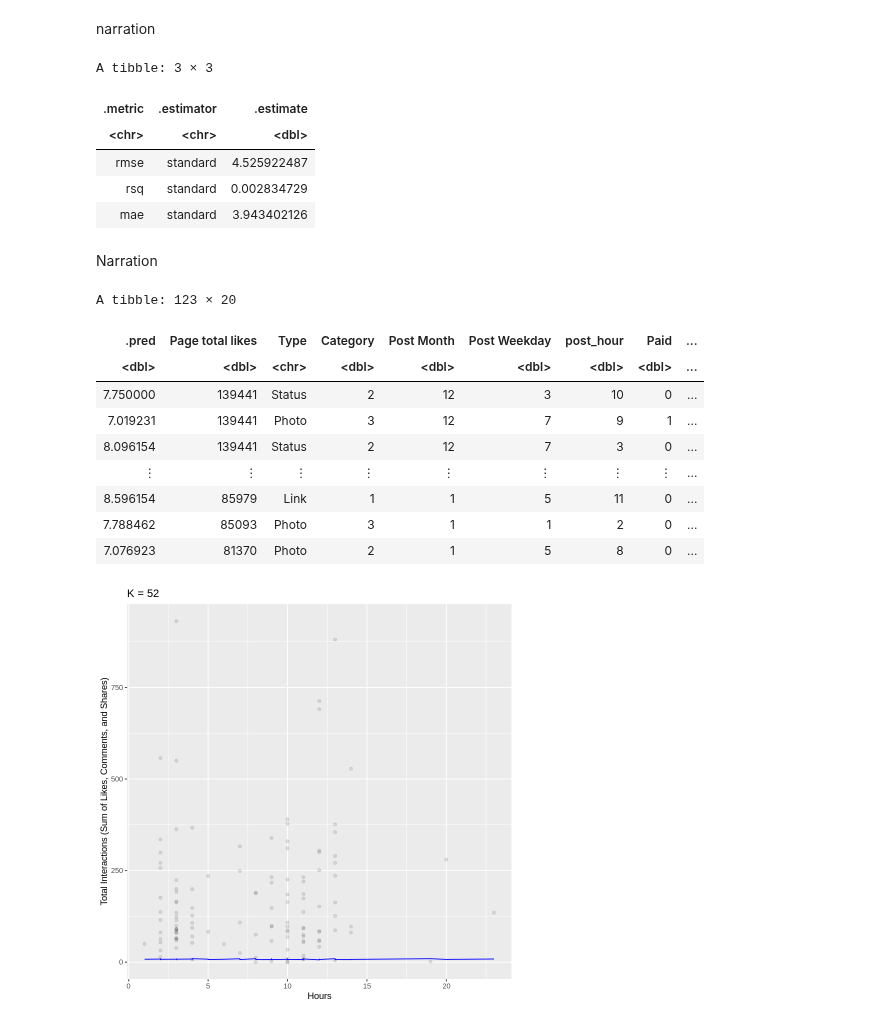
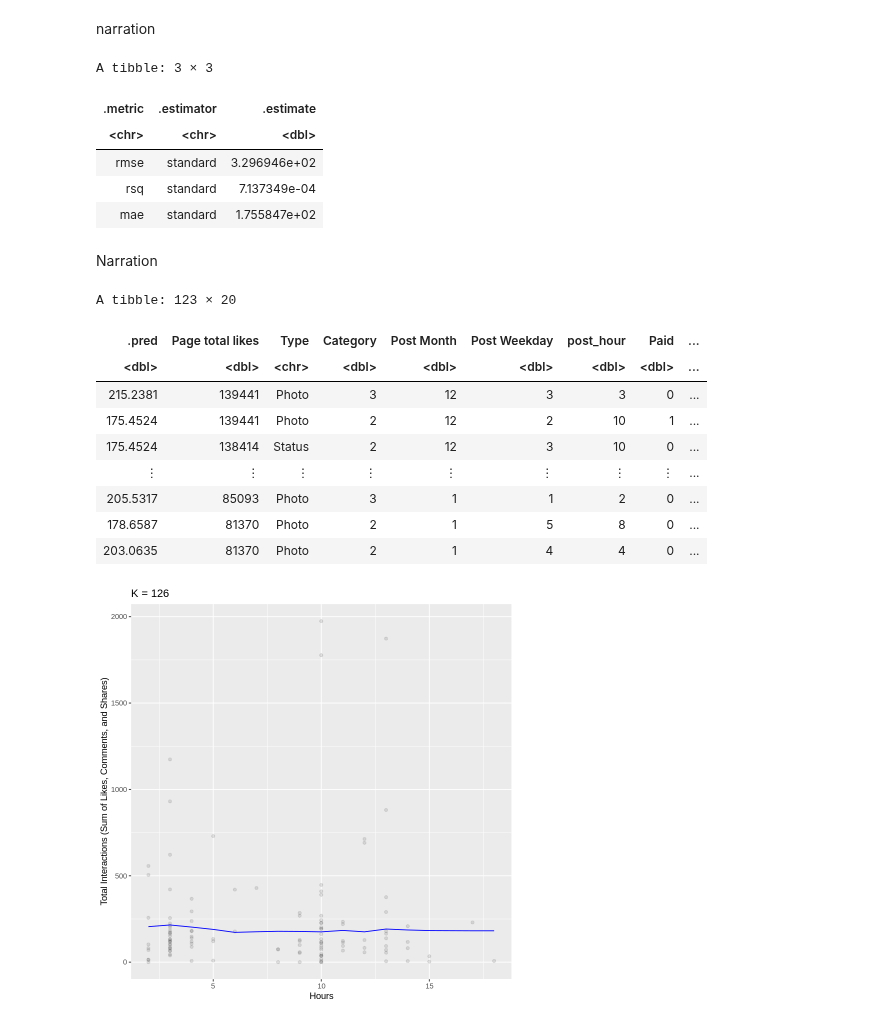
Before and after one commit to amellios/data_science_woohoo, a Jupyter notebook: Final Project Analysis.ipynb, the cells around one changed output. Saved outputs shown, nothing was run; the diff lists cells and outputs as text; code cells hidden in the pictures.

```diff
--- a/Final Project Analysis.ipynb
+++ b/Final Project Analysis.ipynb
@@ -84,7 +102,7 @@ facebook_filtered <- facebook_1 %>% filter(total_interactions < 5000)
 
 #Split into training (75 percent of data set) and test data
 set.seed(2021)
-facebook_split <- initial_split(facebook_filtered, prop = 0.75, strata = post_hour)
+facebook_split <- initial_split(facebook_filtered, prop = 0.75, strata = total_interactions)
 facebook_train <- training(facebook_split)
 facebook_test <- testing(facebook_split)
 
@@ -143,7 +161,7 @@ This makes sense to have no correlation considering there shouldn't be a relatio
 # %%
 set.seed(2021)
 #Recipe for Post Hour
-facebook_recipe <- recipe(post_hour ~ total_interactions, data = facebook_train) %>%
+facebook_recipe <- recipe(total_interactions ~ post_hour, data = facebook_train) %>%
                    step_scale(all_predictors()) %>%
                    step_center(all_predictors())
 #Model
@@ -152,7 +170,7 @@ facebook_spec <- nearest_neighbor(weight_func = "rectangular", neighbors = tune(
                  set_mode("regression")
 
 #5 fold cross validation
-facebook_vfold <- vfold_cv(facebook_train, v = 5, strata = post_hour)
+facebook_vfold <- vfold_cv(facebook_train, v = 5, strata = total_interactions)
 
 #workflow
 facebook_workflow <- workflow() %>%
@@ -183,33 +201,33 @@ narration
 # %%
 #Min RMSPE
 set.seed(2021)
 k_min <- facebook_min %>%
             pull(neighbors)
 
 #Using the best K in our model
 facebook_best_spec <- nearest_neighbor(weight_func = "rectangular", neighbors = k_min) %>%
                             set_engine("kknn") %>%
                             set_mode("regression")
 
 #Reworking the workflow to incorporate our chosen K
 facebook_best_fit <- workflow() %>%
                         add_recipe(facebook_recipe) %>%
                         add_model(facebook_best_spec) %>%
                         fit(data = facebook_train)
 
 #Summary of the training vs testing data
 facebook_summary <- facebook_best_fit %>%
                        predict(facebook_test) %>%
                        bind_cols(facebook_test) %>%
-                       metrics(truth = post_hour, estimate = .pred)
+                       metrics(truth = total_interactions, estimate = .pred)
 facebook_summary
 # %% [output]
 A tibble: 3 × 3
 | .metric | .estimator | .estimate |
 | <chr> | <chr> | <dbl> |
-| rmse | standard | 4.525922487 |
-| rsq | standard | 0.002834729 |
-| mae | standard | 3.943402126 |
+| rmse | standard | 3.296946e+02 |
+| rsq | standard | 7.137349e-04 |
+| mae | standard | 1.755847e+02 |
 # %% [markdown]
 Narration
 # %%
@@ -229,14 +247,14 @@ facebook_plot_final
 A tibble: 123 × 20
 | .pred | Page total likes | Type | Category | Post Month | Post Weekday | post_hour | Paid | ... |
 | <dbl> | <dbl> | <chr> | <dbl> | <dbl> | <dbl> | <dbl> | <dbl> | ... |
-| 7.750000 | 139441 | Status | 2 | 12 | 3 | 10 | 0 | ... |
-| 7.019231 | 139441 | Photo | 3 | 12 | 7 | 9 | 1 | ... |
-| 8.096154 | 139441 | Status | 2 | 12 | 7 | 3 | 0 | ... |
+| 215.2381 | 139441 | Photo | 3 | 12 | 3 | 3 | 0 | ... |
+| 175.4524 | 139441 | Photo | 2 | 12 | 2 | 10 | 1 | ... |
+| 175.4524 | 138414 | Status | 2 | 12 | 3 | 10 | 0 | ... |
 | ⋮ | ⋮ | ⋮ | ⋮ | ⋮ | ⋮ | ⋮ | ⋮ | ... |
-| 8.596154 | 85979 | Link | 1 | 1 | 5 | 11 | 0 | ... |
-| 7.788462 | 85093 | Photo | 3 | 1 | 1 | 2 | 0 | ... |
-| 7.076923 | 81370 | Photo | 2 | 1 | 5 | 8 | 0 | ... |
+| 205.5317 | 85093 | Photo | 3 | 1 | 1 | 2 | 0 | ... |
+| 178.6587 | 81370 | Photo | 2 | 1 | 5 | 8 | 0 | ... |
+| 203.0635 | 81370 | Photo | 2 | 1 | 4 | 4 | 0 | ... |
-[figure, old version]
+[figure, new version]
 # %%
 summary(facebook_preds)
 # %% [output]
```
Also changed, not shown: parts of 6 cells of this notebook.
